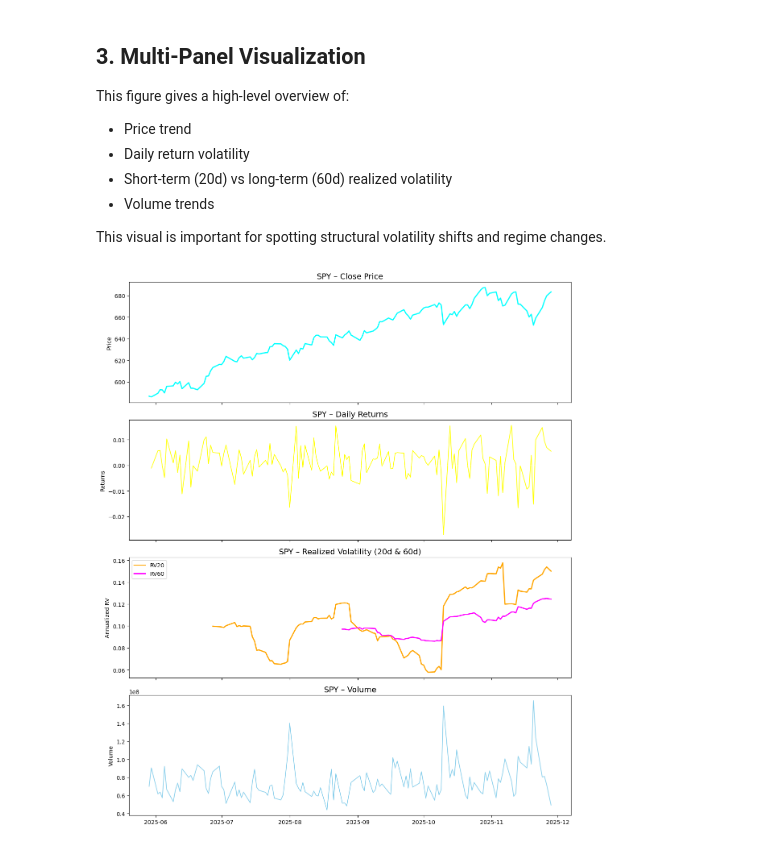
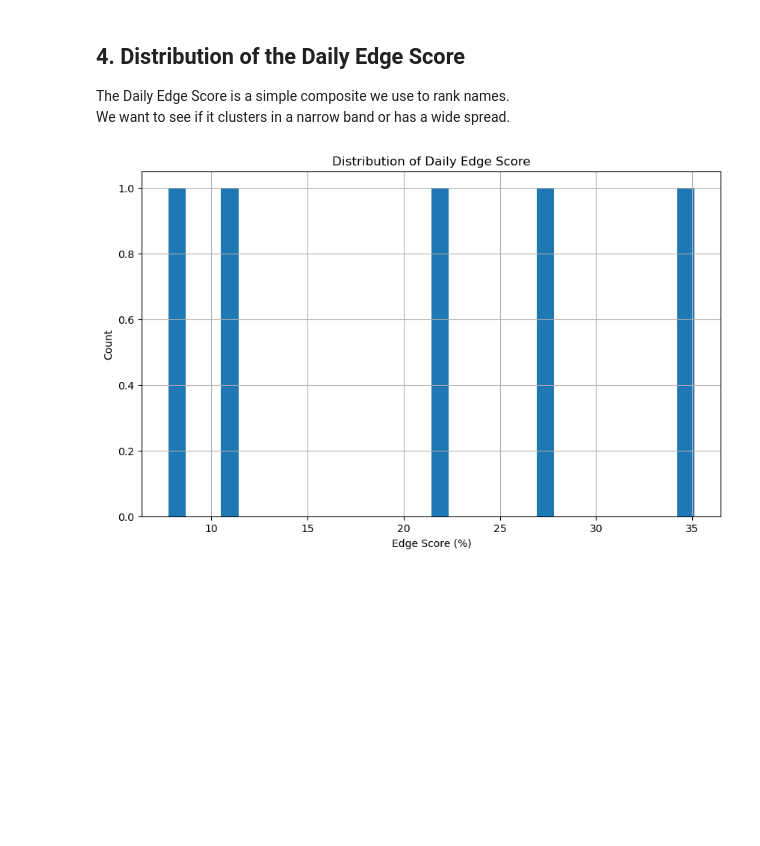
Before and after one commit to btheard3/volatility-alpha-engine, a Jupyter notebook: notebooks/01_eda_volatility_alpha.ipynb, the cells around one changed output. Saved outputs shown, nothing was run; the diff lists cells and outputs as text; code cells hidden in the pictures; blank space fills up the shorter version.

```diff
--- a/notebooks/01_eda_volatility_alpha.ipynb
+++ b/notebooks/01_eda_volatility_alpha.ipynb
@@ -112,50 +112,17 @@ eda_data["SPY"].tail()
 # %% [markdown]
-## 3. Multi-Panel Visualization
+## 4. Distribution of the Daily Edge Score
 
-This figure gives a high-level overview of:
-
-- Price trend
-- Daily return volatility
-- Short-term (20d) vs long-term (60d) realized volatility
-- Volume trends
-
-This visual is important for spotting structural volatility shifts and regime changes.
+The Daily Edge Score is a simple composite we use to rank names.
+We want to see if it clusters in a narrow band or has a wide spread.
-# %%
-# Price, Returns, RV20/60, and Volume Charts
-
-symbol = "SPY"  # you can change this later for other tickers
-df = eda_data[symbol].copy()
-df_index = df.index
-
-plt.style.use("default")  # keep things simple & clean
-
-fig, axes = plt.subplots(4, 1, figsize=(12, 14), sharex=True)
-
-# 1. Price trend
-axes[0].plot(df_index, df["Close"], color="cyan", linewidth=2) # type: ignore
-axes[0].set_title(f"{symbol} – Close Price", fontsize=14) # type: ignore
-axes[0].set_ylabel("Price") # type: ignore
-
-# 2. Daily returns
-axes[1].plot(df_index, df["Returns"], color="yellow", linewidth=1.2) # type: ignore
-axes[1].axhline(0, color="white", linewidth=0.8) # type: ignore
-axes[1].set_title(f"{symbol} – Daily Returns", fontsize=14) # type: ignore
-axes[1].set_ylabel("Returns") # type: ignore
-
-# 3. Realized Vol (20d vs 60d)
-axes[2].plot(df_index, df["RV20"], label="RV20", color="orange", linewidth=2) # type: ignore
-axes[2].plot(df_index, df["RV60"], label="RV60", color="magenta", linewidth=2) # type: ignore
-axes[2].set_title(f"{symbol} – Realized Volatility (20d & 60d)", fontsize=14) # type: ignore
-axes[2].set_ylabel("Annualized RV") # type: ignore
-axes[2].legend() # type: ignore
-
-# 4. Volume trend  (switched from bar -> line to avoid the error)
-axes[3].plot(df_index, df["Volume"], color="skyblue", linewidth=1.2) # type: ignore
-axes[3].set_title(f"{symbol} – Volume", fontsize=14) # type: ignore
-axes[3].set_ylabel("Volume") # type: ignore
-
-plt.tight_layout()
-plt.show()
-# %% [output]
-[figure, removed]
+# %%
+clean = df.replace([float("inf"), float("-inf")], pd.NA)
+clean = clean.dropna(subset=["edge_score"])
+
+clean["edge_score"].hist(bins=30)
+plt.title("Distribution of Daily Edge Score")
+plt.xlabel("Edge Score (%)")
+plt.ylabel("Count")
+plt.show()
+# %% [output]
+[figure, added]
 # %% [markdown]
```
Also changed, not shown: parts of 15 cells of this notebook, 4 other files.
